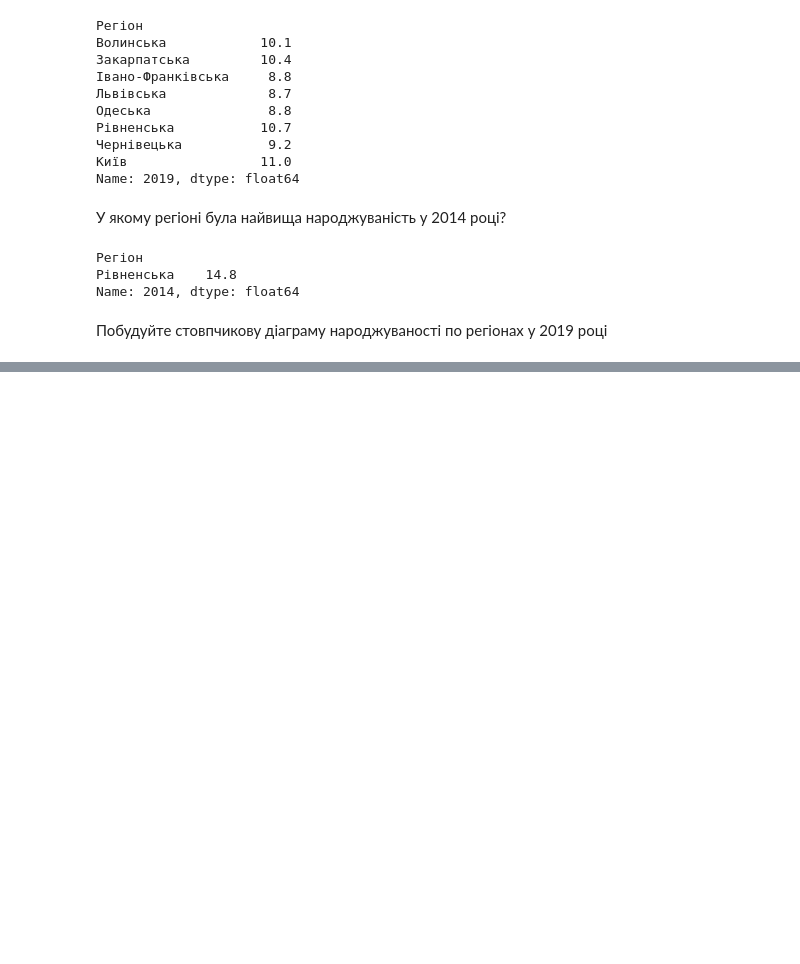
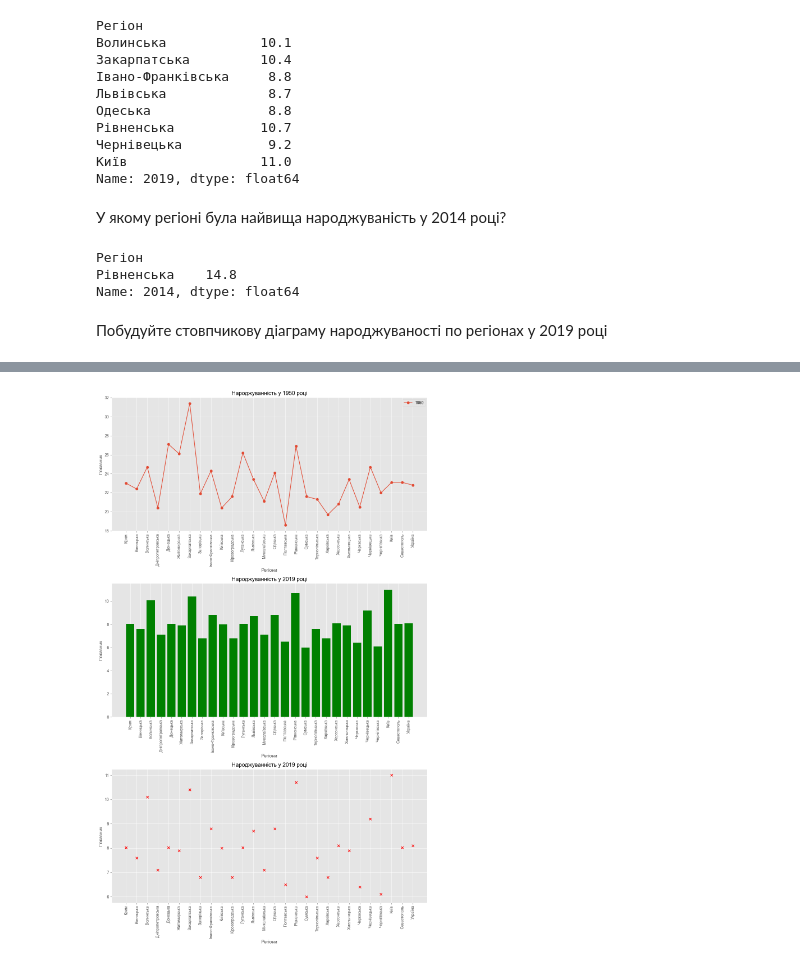
Before and after one commit to OlegNiedz/DS_HW5, a Jupyter notebook: HW5/hw5/Hw5_1.ipynb, the cells around one changed output, grey strips where cells are left out. Cells and saved outputs as stored; diff of their text form; code cells hidden in the pictures; blank space fills up the shorter version.

```diff
--- a/HW5/hw5/Hw5_1.ipynb
+++ b/HW5/hw5/Hw5_1.ipynb
@@ -215,0 +216,37 @@ plt.show()
+# %%
+# Створення графіків
+plt.figure(figsize=(12, 20))
+
+# Графік 1: Лінійний графік
+plt.subplot(3, 1, 1)
+plt.plot(table_num.index, table_num['1950'], marker="o", linestyle="-")
+plt.legend(table_num.columns)
+plt.title("Народжуванність у 1950 році")
+plt.xlabel("Регіони")
+plt.ylabel("Показник")
+plt.tick_params(axis="x", rotation=90)
+plt.grid(True)
+
+# Графік 2: Стовпчикова діаграма
+plt.subplot(3, 1, 2)
+plt.bar(table_num.index, table_num['2019'], color="g")
+plt.title("Народжуванність у 2019 році")
+plt.xlabel("Регіони")
+plt.ylabel("Показник")
+plt.tick_params(axis="x", rotation=90)
+plt.grid(axis="y")
+
+# Графік 3: Графік розсіювання
+plt.subplot(3, 1, 3)
+plt.scatter(table_num.index, table_num['2019'], color="r", marker="x")
+plt.title("Народжуванність у 2019 році")
+plt.xlabel("Регіони")
+plt.ylabel("Показник")
+plt.tick_params(axis="x", rotation=90)
+plt.grid(True)
+
+# Відображення графіків
+plt.tight_layout()
+plt.show()
+# %% [output]
+[figure, added]
```
Also changed, not shown: parts of 1 cell of this notebook, 3 other files.
